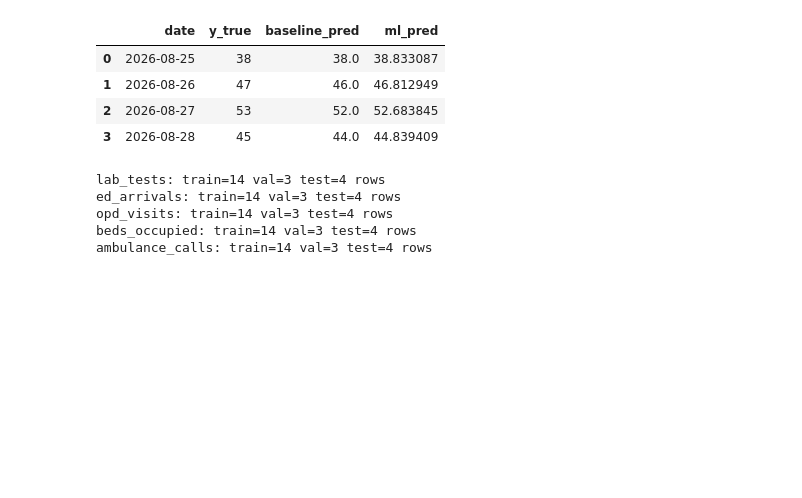
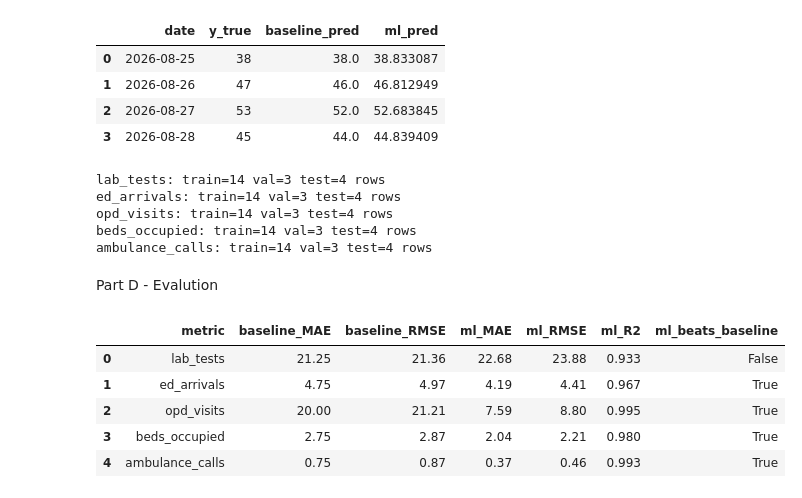
Before and after one commit to DenilTalaviya7074/Hospital-Operational-Forecasting, a Jupyter notebook: forcast_1.ipynb, the cells around one changed output. Cells and saved outputs as stored; diff of their text form; code cells hidden in the pictures; blank space fills up the shorter version.

Commit message:
task part d complete

```diff
--- a/forcast_1.ipynb
+++ b/forcast_1.ipynb
@@ -319,3 +319,5 @@ ed_arrivals: train=14 val=3 test=4 rows
 opd_visits: train=14 val=3 test=4 rows
 beds_occupied: train=14 val=3 test=4 rows
 ambulance_calls: train=14 val=3 test=4 rows
+# %% [markdown]
+Part D - Evalution
@@ -321,0 +326,26 @@ ambulance_calls: train=14 val=3 test=4 rows
+# %%
+rows = []
+for target in TARGETS:
+    r = test_results[target]
+    b_mae = mean_absolute_error(r["y_true"], r["baseline_pred"])
+    b_rmse = np.sqrt(mean_squared_error(r["y_true"], r["baseline_pred"]))
+    m_mae = mean_absolute_error(r["y_true"], r["ml_pred"])
+    m_rmse = np.sqrt(mean_squared_error(r["y_true"], r["ml_pred"]))
+    m_r2 = r2_score(r["y_true"], r["ml_pred"])
+    rows.append({
+        "metric": target,
+        "baseline_MAE": round(b_mae, 2), "baseline_RMSE": round(b_rmse, 2),
+        "ml_MAE": round(m_mae, 2), "ml_RMSE": round(m_rmse, 2),
+        "ml_R2": round(m_r2, 3),
+        "ml_beats_baseline": bool(m_mae < b_mae),
+    })
+
+results_table = pd.DataFrame(rows)
+results_table
+# %% [output]
+|  | metric | baseline_MAE | baseline_RMSE | ml_MAE | ml_RMSE | ml_R2 | ml_beats_baseline |
+| 0 | lab_tests | 21.25 | 21.36 | 22.68 | 23.88 | 0.933 | False |
+| 1 | ed_arrivals | 4.75 | 4.97 | 4.19 | 4.41 | 0.967 | True |
+| 2 | opd_visits | 20.00 | 21.21 | 7.59 | 8.80 | 0.995 | True |
+| 3 | beds_occupied | 2.75 | 2.87 | 2.04 | 2.21 | 0.980 | True |
+| 4 | ambulance_calls | 0.75 | 0.87 | 0.37 | 0.46 | 0.993 | True |
```
Also changed, not shown: parts of 1 cell of this notebook.
